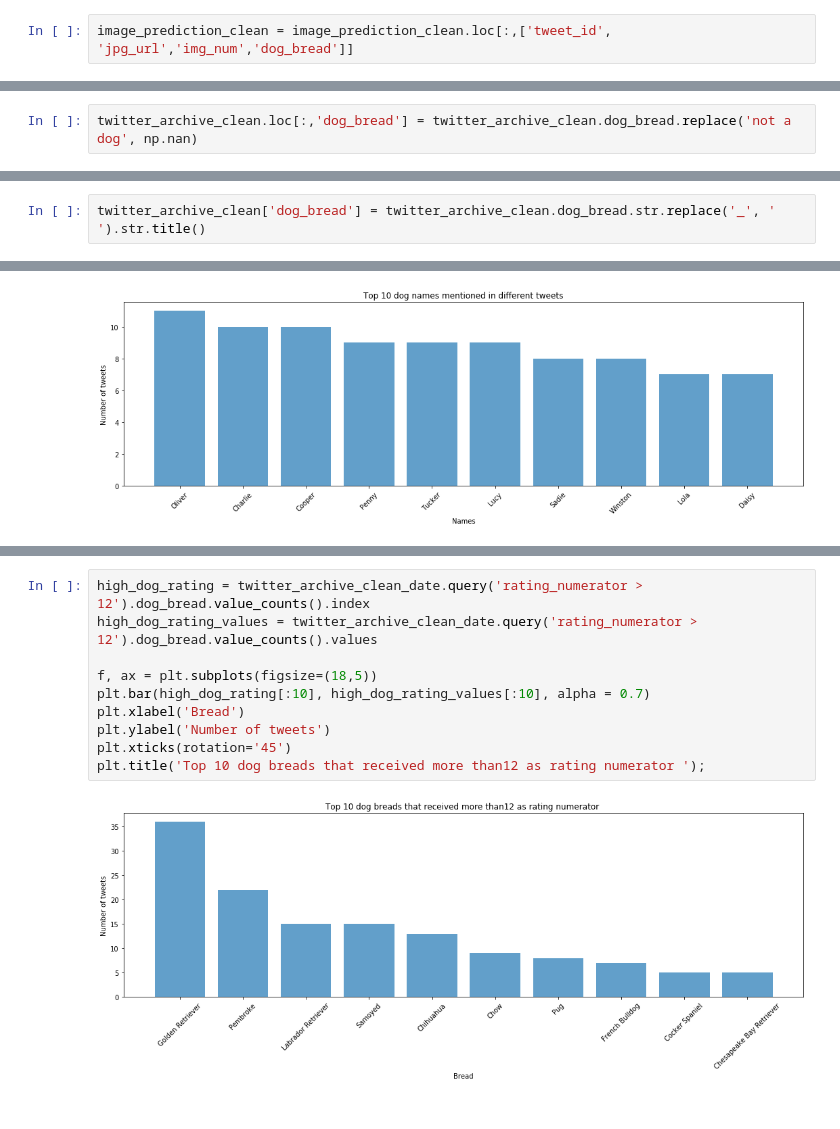
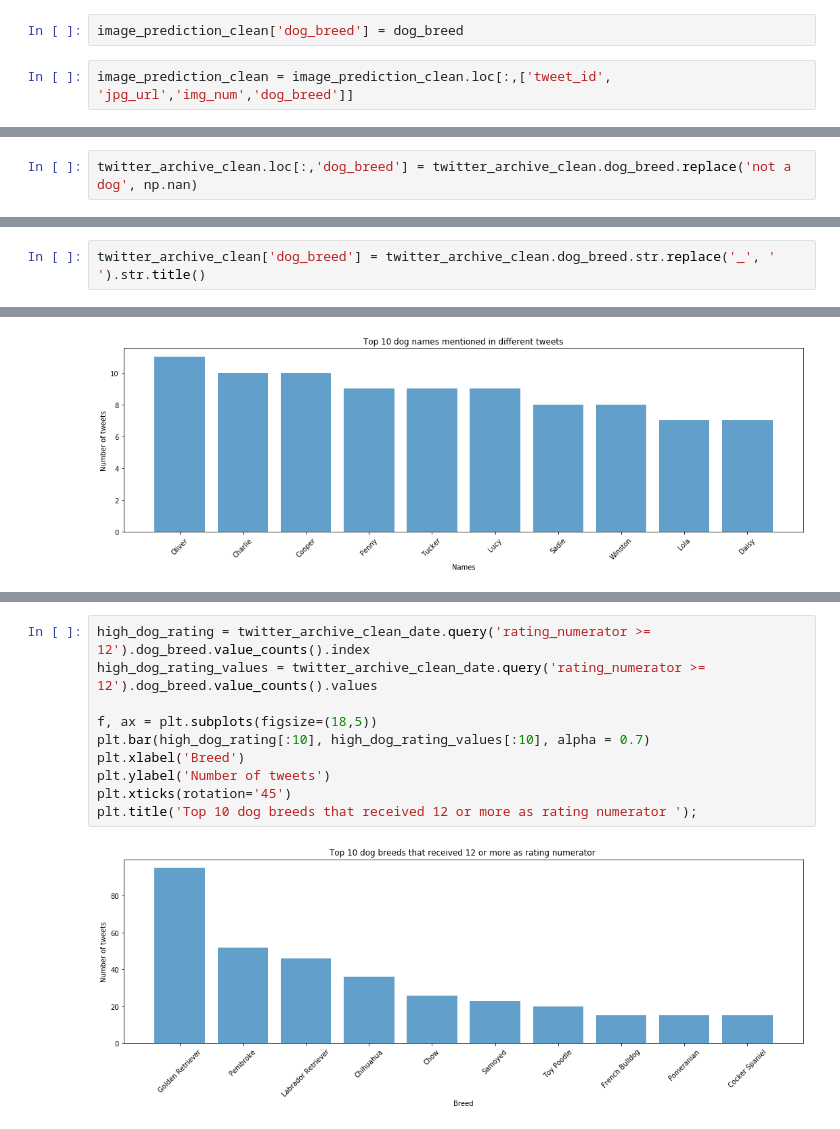
Before and after one commit to dsllt/Udacity_DA_P4, a Jupyter notebook: wrangle_act.ipynb, the cells around one changed output, grey strips where cells are left out. Cells and saved outputs as stored; diff of their text form.

```diff
--- a/wrangle_act.ipynb
+++ b/wrangle_act.ipynb
@@ -561,5 +559,7 @@ image_prediction_clean['dog_bread'] = dog_breads
+# %%
+image_prediction_clean['dog_breed'] = dog_breed
 # %%
-image_prediction_clean = image_prediction_clean.loc[:,['tweet_id', 'jpg_url','img_num','dog_bread']]
+image_prediction_clean = image_prediction_clean.loc[:,['tweet_id', 'jpg_url','img_num','dog_breed']]
 # %% [markdown]
 ##### Test
 # %%
@@ -1053,7 +1053,7 @@ Name: dog_stages, dtype: int64
 # %% [markdown]
 ##### Code
 # %%
-twitter_archive_clean.loc[:,'dog_bread'] = twitter_archive_clean.dog_bread.replace('not a dog', np.nan)
+twitter_archive_clean.loc[:,'dog_breed'] = twitter_archive_clean.dog_breed.replace('not a dog', np.nan)
 # %% [markdown]
 ##### Test
 # %%
@@ -1068,7 +1068,7 @@ twitter_archive_clean[twitter_archive_clean.dog_bread == 'not a dog']
 # %% [markdown]
 ##### Code
 # %%
-twitter_archive_clean['dog_bread'] = twitter_archive_clean.dog_bread.str.replace('_', ' ').str.title()
+twitter_archive_clean['dog_breed'] = twitter_archive_clean.dog_breed.str.replace('_', ' ').str.title()
 # %% [markdown]
 ##### Test
 # %%
@@ -1299,14 +1315,14 @@ rating_numerator
 1776    1
 Name: rating_numerator, dtype: int64
 # %%
-high_dog_rating = twitter_archive_clean_date.query('rating_numerator > 12').dog_bread.value_counts().index
-high_dog_rating_values = twitter_archive_clean_date.query('rating_numerator > 12').dog_bread.value_counts().values
+high_dog_rating = twitter_archive_clean_date.query('rating_numerator >= 12').dog_breed.value_counts().index
+high_dog_rating_values = twitter_archive_clean_date.query('rating_numerator >= 12').dog_breed.value_counts().values
 
 f, ax = plt.subplots(figsize=(18,5))
 plt.bar(high_dog_rating[:10], high_dog_rating_values[:10], alpha = 0.7)
-plt.xlabel('Bread')
+plt.xlabel('Breed')
 plt.ylabel('Number of tweets')
 plt.xticks(rotation='45')
-plt.title('Top 10 dog breads that received more than12 as rating numerator ');
+plt.title('Top 10 dog breeds that received 12 or more as rating numerator ');
 # %% [output]
-[figure, old version]
+[figure, new version]
```
Also changed, not shown: parts of 33 cells of this notebook, 3 other files.
